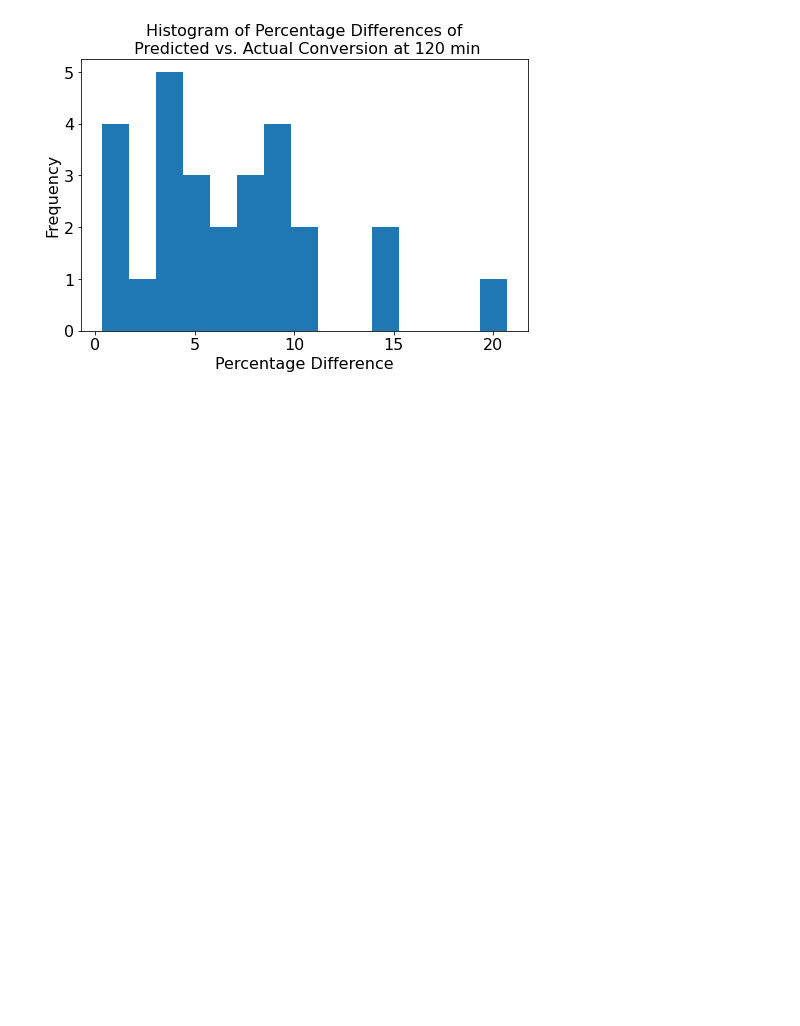
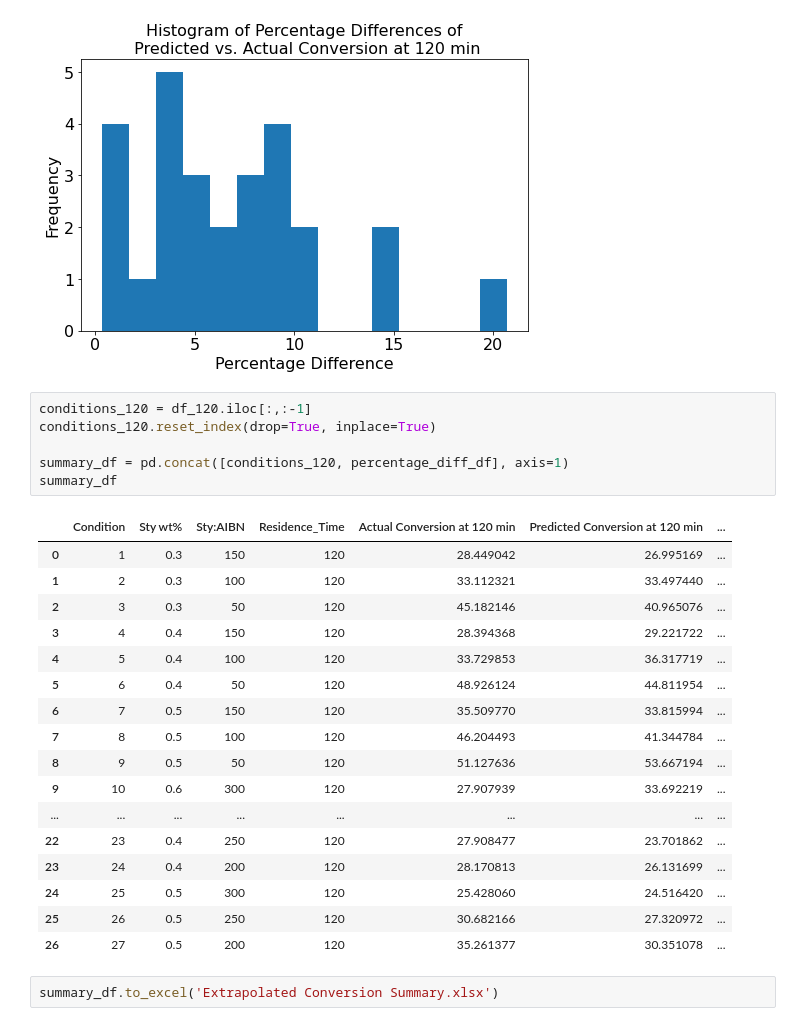
Before and after one commit to TanJinDa-94/May-2023-Polymer-ML-SI, a Jupyter notebook: 6. Supervised Learning Code/Conversion Extrapolation/ML for Extrapolation of Conversion.ipynb, the cells around one changed output. Drawn from its saved outputs; the diff is of its cells as text; blank space fills up the shorter version.

```diff
--- a/6. Supervised Learning Code/Conversion Extrapolation/ML for Extrapolation of Conversion.ipynb
+++ b/6. Supervised Learning Code/Conversion Extrapolation/ML for Extrapolation of Conversion.ipynb
@@ -1143,3 +1143,29 @@ plt.xlabel('Percentage Difference', fontsize=16)
 plt.show()
 # %% [output]
 [figure]
+# %%
+conditions_120 = df_120.iloc[:,:-1]
+conditions_120.reset_index(drop=True, inplace=True)
+
+summary_df = pd.concat([conditions_120, percentage_diff_df], axis=1)
+summary_df
+# %% [output]
+|  | Condition | Sty wt% | Sty:AIBN | Residence_Time | Actual Conversion at 120 min | Predicted Conversion at 120 min | ... |
+| 0 | 1 | 0.3 | 150 | 120 | 28.449042 | 26.995169 | ... |
+| 1 | 2 | 0.3 | 100 | 120 | 33.112321 | 33.497440 | ... |
+| 2 | 3 | 0.3 | 50 | 120 | 45.182146 | 40.965076 | ... |
+| 3 | 4 | 0.4 | 150 | 120 | 28.394368 | 29.221722 | ... |
+| 4 | 5 | 0.4 | 100 | 120 | 33.729853 | 36.317719 | ... |
+| 5 | 6 | 0.4 | 50 | 120 | 48.926124 | 44.811954 | ... |
+| 6 | 7 | 0.5 | 150 | 120 | 35.509770 | 33.815994 | ... |
+| 7 | 8 | 0.5 | 100 | 120 | 46.204493 | 41.344784 | ... |
+| 8 | 9 | 0.5 | 50 | 120 | 51.127636 | 53.667194 | ... |
+| 9 | 10 | 0.6 | 300 | 120 | 27.907939 | 33.692219 | ... |
+| ... | ... | ... | ... | ... | ... | ... | ... |
+| 22 | 23 | 0.4 | 250 | 120 | 27.908477 | 23.701862 | ... |
+| 23 | 24 | 0.4 | 200 | 120 | 28.170813 | 26.131699 | ... |
+| 24 | 25 | 0.5 | 300 | 120 | 25.428060 | 24.516420 | ... |
+| 25 | 26 | 0.5 | 250 | 120 | 30.682166 | 27.320972 | ... |
+| 26 | 27 | 0.5 | 200 | 120 | 35.261377 | 30.351078 | ... |
+# %%
+summary_df.to_excel('Extrapolated Conversion Summary.xlsx')
```
Also changed, not shown: 1 other file.
